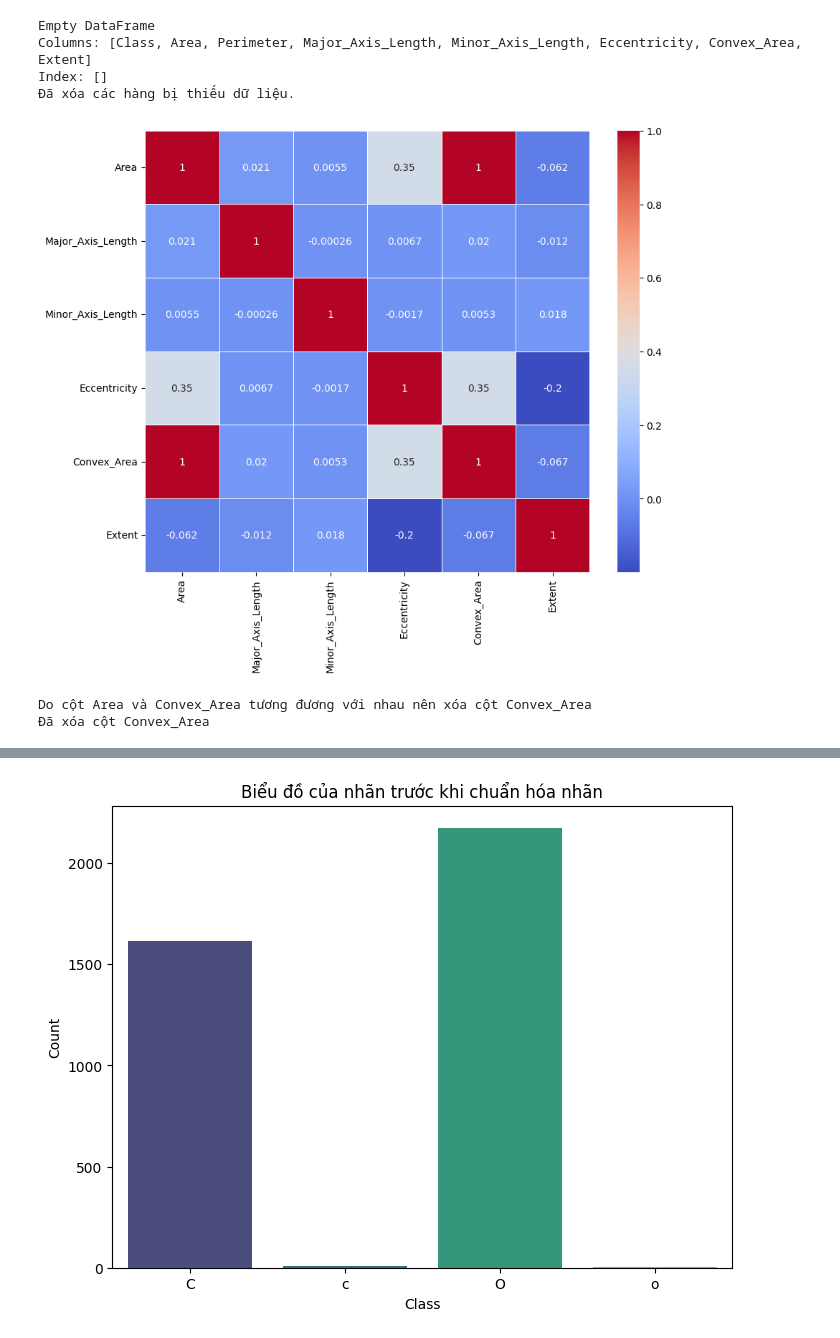
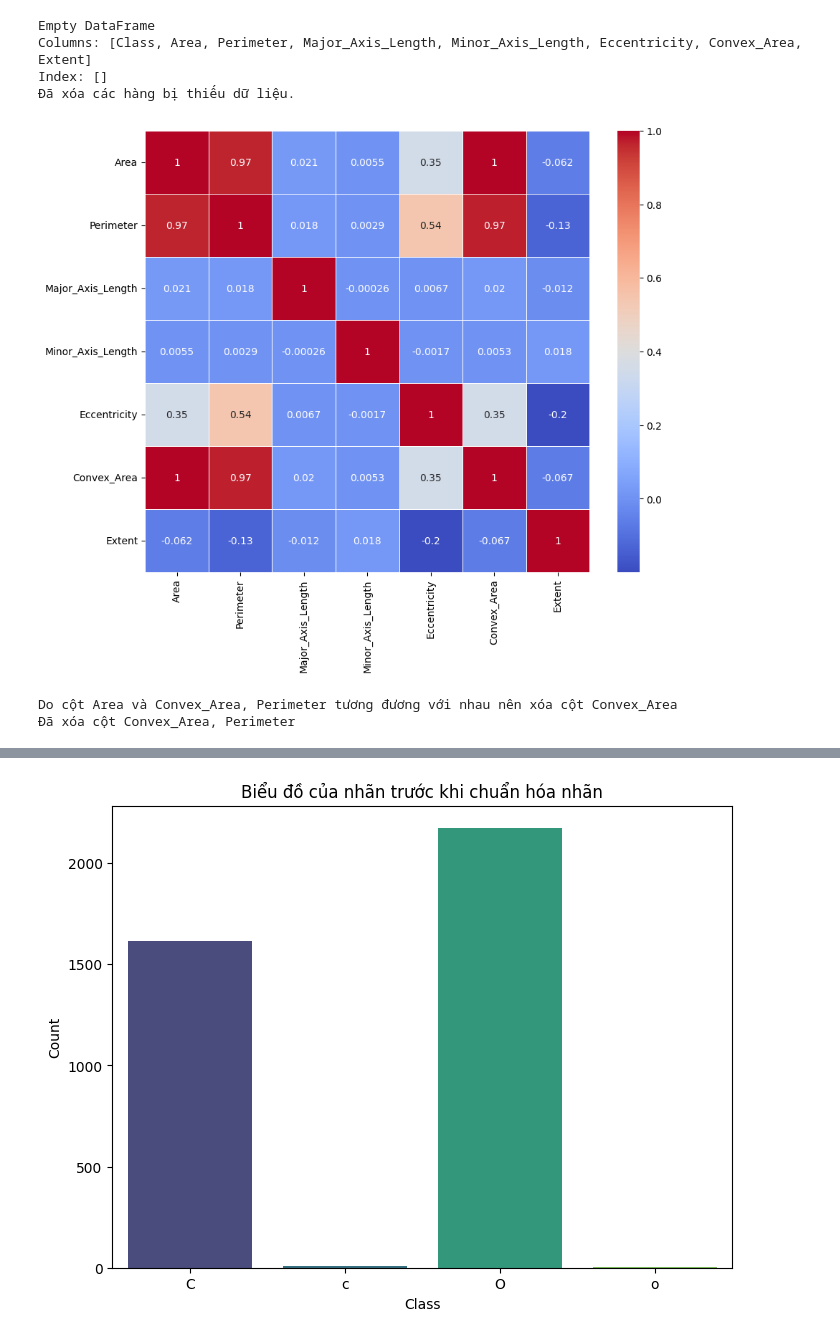
Before and after one commit to Hoang-Dien-IT/Rice2024_identification, a Jupyter notebook: data_processing/Normalize&Cleaning_datasets.ipynb, the cells around one changed output, grey strips where cells are left out. Saved outputs shown, nothing was run; the diff lists cells and outputs as text; code cells hidden in the pictures.

Commit message:
vẽ lại tương quan giữa các cột thuộc tính

```diff
--- a/data_processing/Normalize&Cleaning_datasets.ipynb
+++ b/data_processing/Normalize&Cleaning_datasets.ipynb
@@ -102,22 +102,23 @@ Columns: [Class, Area, Perimeter, Major_Axis_Length, Minor_Axis_Length, Eccentri
 Index: []
 Đã xóa các hàng bị thiếu dữ liệu.
 # %%
-# Vẽ ma trận tương quan và xóa cột k cần thiết
+# Vẽ ma trận tương quan (xóa 'Perimeter' và 'Convex_Area')
+df['Perimeter'] = df['Perimeter'].astype(float)
 numeric_df = df.select_dtypes(include=[np.number])
 # Tính toán ma trận tương quan chỉ với các cột dạng số
 corr_matrix = numeric_df.corr()
 # Vẽ heatmap của ma trận tương quan
 plt.figure(figsize=(10, 8))
 sns.heatmap(corr_matrix, annot=True, cmap='coolwarm', linewidths=0.5)
 plt.show()
 
-print("Do cột Area và Convex_Area tương đương với nhau nên xóa cột Convex_Area")
-df = df.drop('Convex_Area', axis=1)
-print("Đã xóa cột Convex_Area")
+print("Do cột Area và Convex_Area, Perimeter tương đương với nhau nên xóa cột Convex_Area")
+df = df.drop(['Perimeter', 'Convex_Area'], axis=1)
+print("Đã xóa cột Convex_Area, Perimeter")
 # %% [output]
-[figure, old version]
+[figure, new version]
-Do cột Area và Convex_Area tương đương với nhau nên xóa cột Convex_Area
-Đã xóa cột Convex_Area
+Do cột Area và Convex_Area, Perimeter tương đương với nhau nên xóa cột Convex_Area
+Đã xóa cột Convex_Area, Perimeter
 # %%
 # Vẽ boxplot cho từng thuộc tính
 
```
Also changed, not shown: parts of 6 cells of this notebook, 7 other files.
